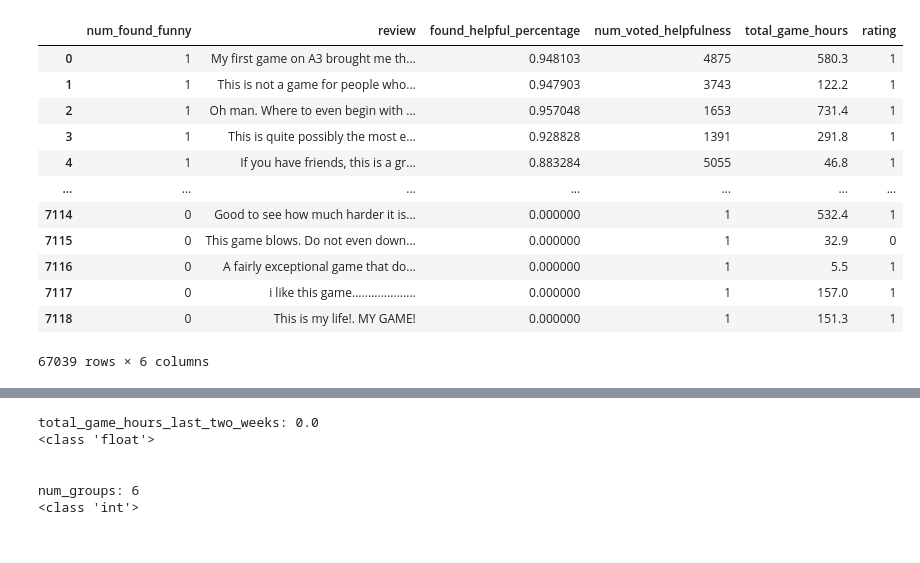
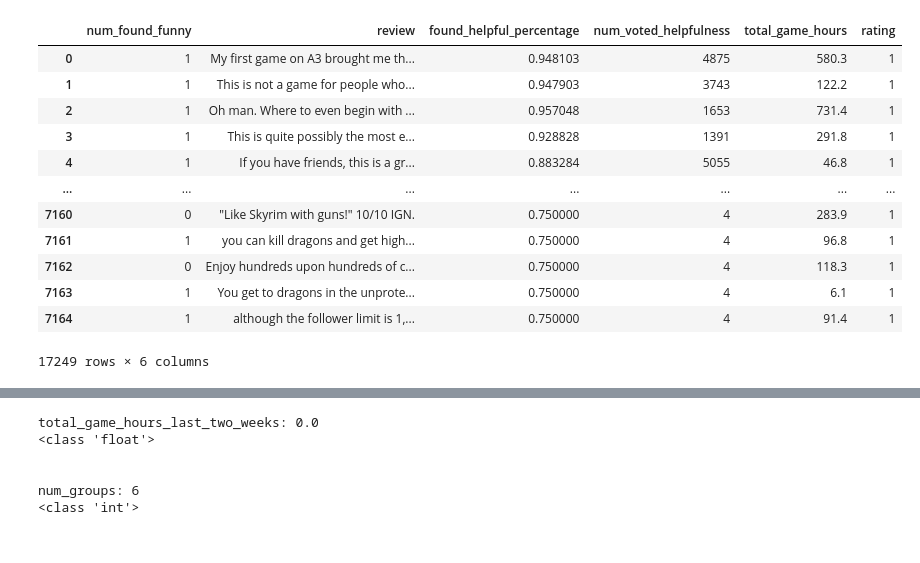
Before and after one commit to qcisi444/steaming-game-reviews_analysis, a Jupyter notebook: src/exp/exp_Schaefer_correlation_analysis.ipynb, the cells around one changed output, grey strips where cells are left out. Cells and saved outputs as stored; diff of their text form; code cells hidden in the pictures.

```diff
--- a/src/exp/exp_Schaefer_correlation_analysis.ipynb
+++ b/src/exp/exp_Schaefer_correlation_analysis.ipynb
@@ -22,36 +27,36 @@ from utils import jasonlines_to_panda_df, generate_sample_df, get_fallout_4_df
 # %%
 datapath = '../../dat'
 
 keys = ['num_found_funny','review','found_helpful_percentage',
        'num_voted_helpfulness','total_game_hours','rating']
 
-games = ['Arma_3', 'Counter_Strike', 'Counter_Strike_Global_Offensive', 'Dota_2', 'Football_Manager_2015',
-         'Garrys_Mod', 'Grand_Theft_Auto_V', 'Sid_Meiers_Civilization_5', 'Team_Fortress_2',
-         'The_Elder_Scrolls_V', 'Warframe']
+#games = ['Arma_3', 'Counter_Strike', 'Counter_Strike_Global_Offensive', 'Dota_2', 'Football_Manager_2015',
+#         'Garrys_Mod', 'Grand_Theft_Auto_V', 'Sid_Meiers_Civilization_5', 'Team_Fortress_2',
+#         'The_Elder_Scrolls_V', 'Warframe']
 
-#games = ['Arma_3', 'Counter_Strike','Dota_2']
+games = ['Arma_3', 'Counter_Strike', 'The_Elder_Scrolls_V']
 
 dfs = {}
 for game in games:
     df = jasonlines_to_panda_df(f'{datapath}/{game}.jsonlines', keys)
     dfs.update({game:df})
 
 combined_df = pd.concat(dfs.values())
 combined_df
 # %% [output]
 |  | num_found_funny | review | found_helpful_percentage | num_voted_helpfulness | total_game_hours | rating |
 | 0 | 1 | My first game on A3 brought me th... | 0.948103 | 4875 | 580.3 | 1 |
 | 1 | 1 | This is not a game for people who... | 0.947903 | 3743 | 122.2 | 1 |
 | 2 | 1 | Oh man. Where to even begin with ... | 0.957048 | 1653 | 731.4 | 1 |
 | 3 | 1 | This is quite possibly the most e... | 0.928828 | 1391 | 291.8 | 1 |
 | 4 | 1 | If you have friends, this is a gr... | 0.883284 | 5055 | 46.8 | 1 |
 | ... | ... | ... | ... | ... | ... | ... |
-| 7114 | 0 | Good to see how much harder it is... | 0.000000 | 1 | 532.4 | 1 |
-| 7115 | 0 | This game blows. Do not even down... | 0.000000 | 1 | 32.9 | 0 |
-| 7116 | 0 | A fairly exceptional game that do... | 0.000000 | 1 | 5.5 | 1 |
-| 7117 | 0 | i like this game.................... | 0.000000 | 1 | 157.0 | 1 |
-| 7118 | 0 | This is my life!. MY GAME! | 0.000000 | 1 | 151.3 | 1 |
+| 7160 | 0 | "Like Skyrim with guns!" 10/10 IGN. | 0.750000 | 4 | 283.9 | 1 |
+| 7161 | 1 | you can kill dragons and get high... | 0.750000 | 4 | 96.8 | 1 |
+| 7162 | 0 | Enjoy hundreds upon hundreds of c... | 0.750000 | 4 | 118.3 | 1 |
+| 7163 | 1 | You get to dragons in the unprote... | 0.750000 | 4 | 6.1 | 1 |
+| 7164 | 1 | although the follower limit is 1,... | 0.750000 | 4 | 91.4 | 1 |
-67039 rows × 6 columns
+17249 rows × 6 columns
 # %%
 for game in dfs.keys():
     ax = sns.pairplot(dfs[game], diag_kind="hist", plot_kws=dict(alpha=0.2))
```
Also changed, not shown: parts of 4 cells of this notebook, 29 other files.
